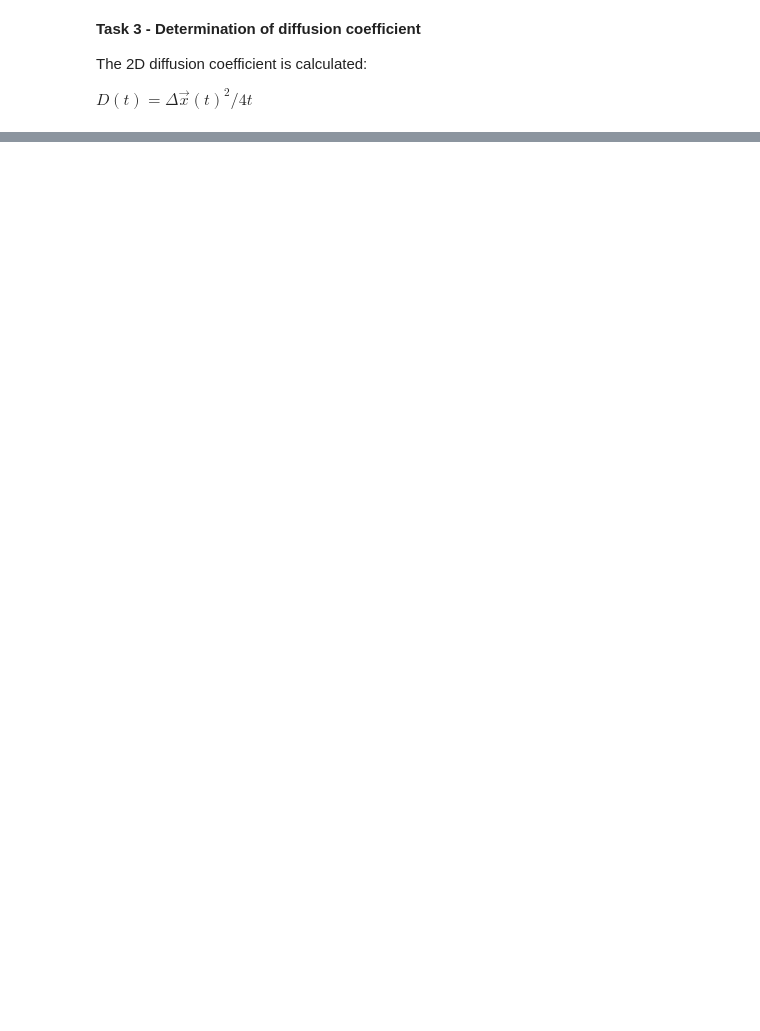
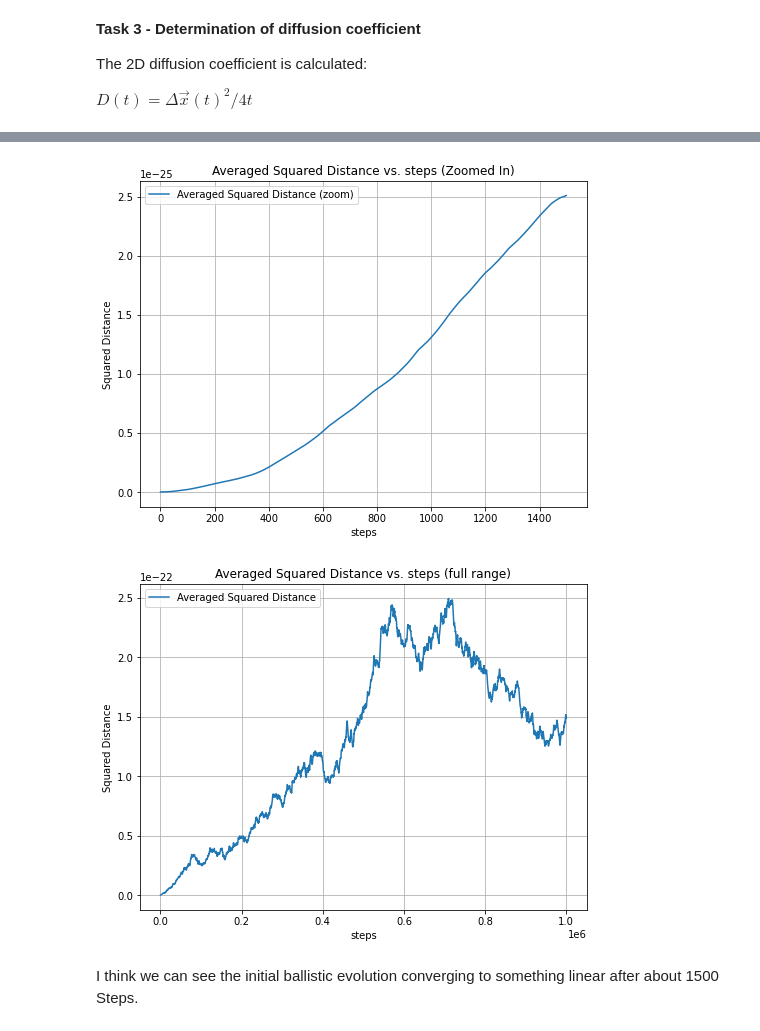
Before and after one commit to fsonak/VL_CCS, a Jupyter notebook: week_10.ipynb, the cells around one changed output, grey strips where cells are left out. Cells and saved outputs as stored; diff of their text form; code cells hidden in the pictures; blank space fills up the shorter version.

```diff
--- a/week_10.ipynb
+++ b/week_10.ipynb
@@ -209,0 +205,16 @@ plt.show()
+# %%
+number_of_simulations = 10 # don't go to big, this takes X times the above simulation!
+
+# Array to store squared distances for all simulations
+squared_distanced = np.zeros(steps)
+
+for i in tqdm(range(number_of_simulations), desc="Running simulations"):
+    x0 = np.array([0.0, 0.0])  # Reset initial position
+    v0 = get_velocity_with_temperature(temp, kB, mass)  # Generate initial velocity
+    positions, _ = langevin_integrator(steps, dt, x0, v0, mass, gamma, temp, verbose=False)  # Run simulation
+
+    # Calculate squared distance from the origin for this simulation
+    squared_distanced = squared_distanced + np.sum(positions ** 2, axis=1)
+
+# Divide by the number of simulations to get the mean
+squared_distanced = squared_distanced / number_of_simulations
@@ -209,0 +232,26 @@ plt.show()
+# %%
+
+# Plot for very small times
+plt.figure(figsize=(8, 6))
+plt.plot(squared_distanced[:1500], label="Averaged Squared Distance (zoom)")
+plt.xlabel("steps")
+plt.ylabel("Squared Distance")
+plt.title("Averaged Squared Distance vs. steps (Zoomed In)")
+plt.grid()
+plt.legend()
+plt.show()
+
+# Plot for the entire range
+plt.figure(figsize=(8, 6))
+plt.plot(squared_distanced, label="Averaged Squared Distance")
+plt.xlabel("steps")
+plt.ylabel("Squared Distance")
+plt.title("Averaged Squared Distance vs. steps (full range)")
+plt.grid()
+plt.legend()
+plt.show()
+# %% [output]
+[figure, added]
+[figure, added]
+# %% [markdown]
+I think we can see the initial ballistic evolution converging to something linear after about 1500 Steps.
```
Also changed, not shown: parts of 16 cells of this notebook.
